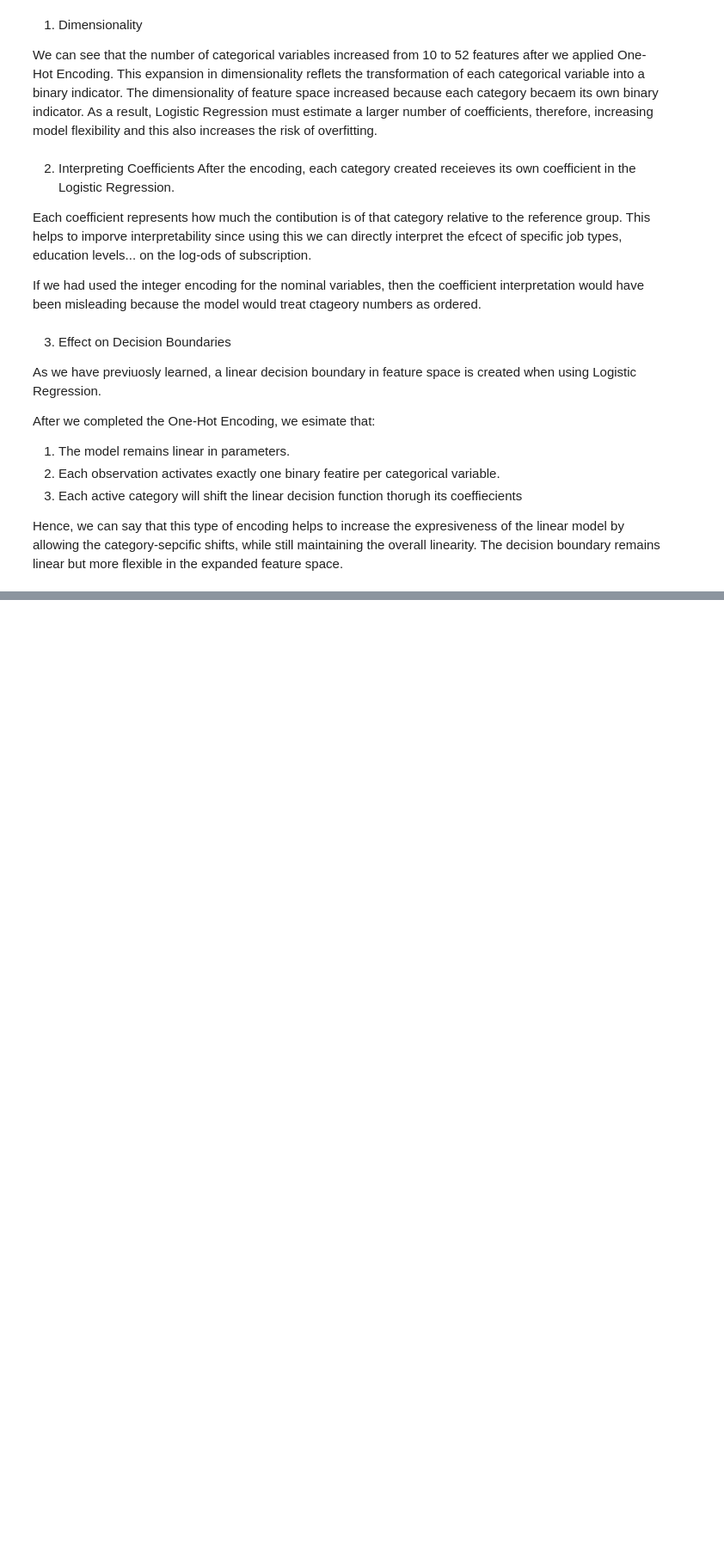
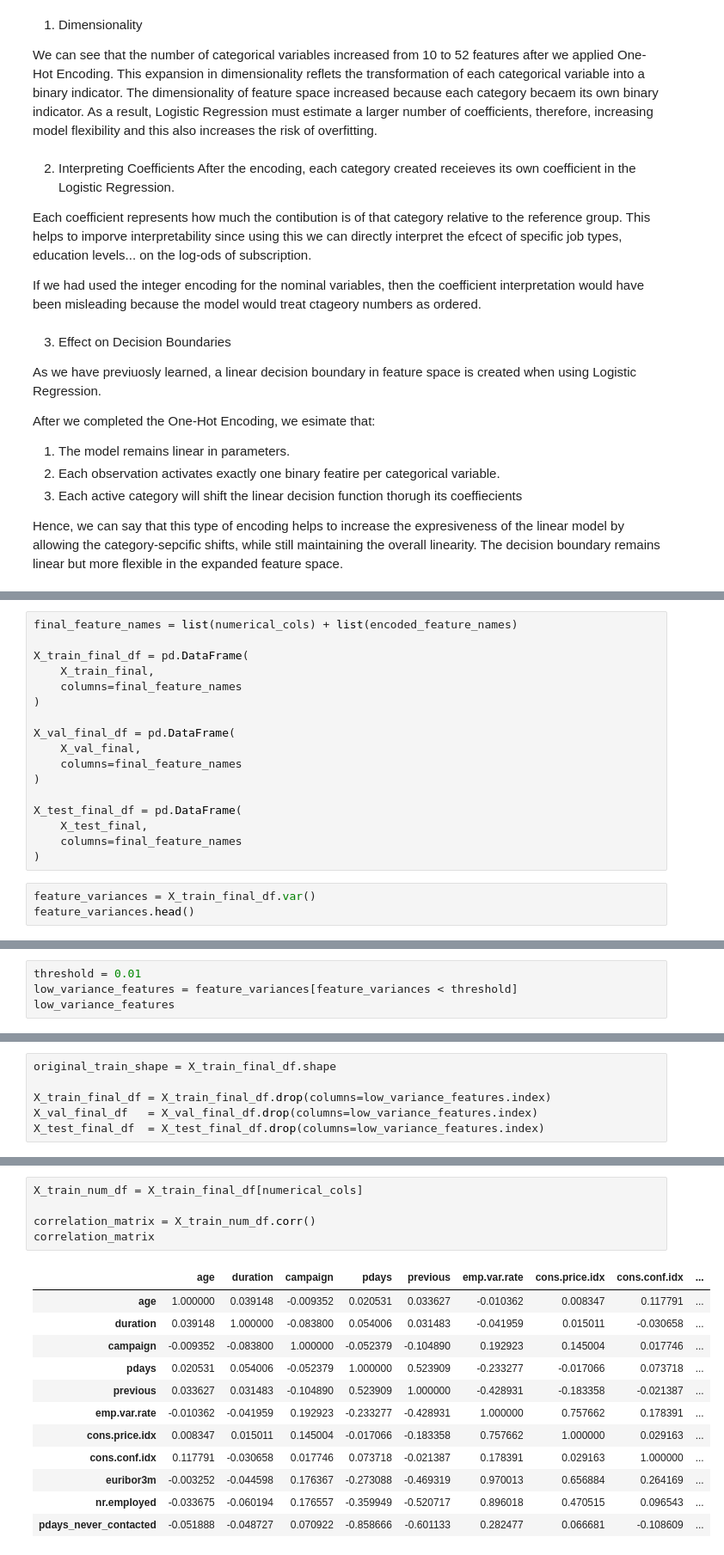
Before and after one commit to mchikovaniieu2024-create/ML-fundamentals-2026, a Jupyter notebook: assignment_1__Marie_Chikovani.ipynb, the cells around one changed output, grey strips where cells are left out. Shown at 86% size. Cells and saved outputs as stored; diff of their text form; blank space fills up the shorter version.

Commit message:
Complete Task 7: Feature Selection (variance, correlation, conceptual removal)

```diff
--- a/assignment_1__Marie_Chikovani.ipynb
+++ b/assignment_1__Marie_Chikovani.ipynb
@@ -472,0 +626,20 @@ Hence, we can say that this type of encoding helps to increase the expresiveness
+# %%
+final_feature_names = list(numerical_cols) + list(encoded_feature_names)
+
+X_train_final_df = pd.DataFrame(
+    X_train_final,
+    columns=final_feature_names
+)
+
+X_val_final_df = pd.DataFrame(
+    X_val_final,
+    columns=final_feature_names
+)
+
+X_test_final_df = pd.DataFrame(
+    X_test_final,
+    columns=final_feature_names
+)
+# %%
+feature_variances = X_train_final_df.var()
+feature_variances.head()
@@ -472,0 +654,4 @@ Hence, we can say that this type of encoding helps to increase the expresiveness
+# %%
+threshold = 0.01
+low_variance_features = feature_variances[feature_variances < threshold]
+low_variance_features
@@ -472,0 +666,6 @@ Hence, we can say that this type of encoding helps to increase the expresiveness
+# %%
+original_train_shape = X_train_final_df.shape
+
+X_train_final_df = X_train_final_df.drop(columns=low_variance_features.index)
+X_val_final_df   = X_val_final_df.drop(columns=low_variance_features.index)
+X_test_final_df  = X_test_final_df.drop(columns=low_variance_features.index)
@@ -472,0 +688,18 @@ Hence, we can say that this type of encoding helps to increase the expresiveness
+# %%
+X_train_num_df = X_train_final_df[numerical_cols]
+
+correlation_matrix = X_train_num_df.corr()
+correlation_matrix
+# %% [output]
+|  | age | duration | campaign | pdays | previous | emp.var.rate | cons.price.idx | cons.conf.idx | ... |
+| age | 1.000000 | 0.039148 | -0.009352 | 0.020531 | 0.033627 | -0.010362 | 0.008347 | 0.117791 | ... |
+| duration | 0.039148 | 1.000000 | -0.083800 | 0.054006 | 0.031483 | -0.041959 | 0.015011 | -0.030658 | ... |
+| campaign | -0.009352 | -0.083800 | 1.000000 | -0.052379 | -0.104890 | 0.192923 | 0.145004 | 0.017746 | ... |
+| pdays | 0.020531 | 0.054006 | -0.052379 | 1.000000 | 0.523909 | -0.233277 | -0.017066 | 0.073718 | ... |
+| previous | 0.033627 | 0.031483 | -0.104890 | 0.523909 | 1.000000 | -0.428931 | -0.183358 | -0.021387 | ... |
+| emp.var.rate | -0.010362 | -0.041959 | 0.192923 | -0.233277 | -0.428931 | 1.000000 | 0.757662 | 0.178391 | ... |
+| cons.price.idx | 0.008347 | 0.015011 | 0.145004 | -0.017066 | -0.183358 | 0.757662 | 1.000000 | 0.029163 | ... |
+| cons.conf.idx | 0.117791 | -0.030658 | 0.017746 | 0.073718 | -0.021387 | 0.178391 | 0.029163 | 1.000000 | ... |
+| euribor3m | -0.003252 | -0.044598 | 0.176367 | -0.273088 | -0.469319 | 0.970013 | 0.656884 | 0.264169 | ... |
+| nr.employed | -0.033675 | -0.060194 | 0.176557 | -0.359949 | -0.520717 | 0.896018 | 0.470515 | 0.096543 | ... |
+| pdays_never_contacted | -0.051888 | -0.048727 | 0.070922 | -0.858666 | -0.601133 | 0.282477 | 0.066681 | -0.108609 | ... |
```
Also changed, not shown: parts of 43 cells of this notebook.
